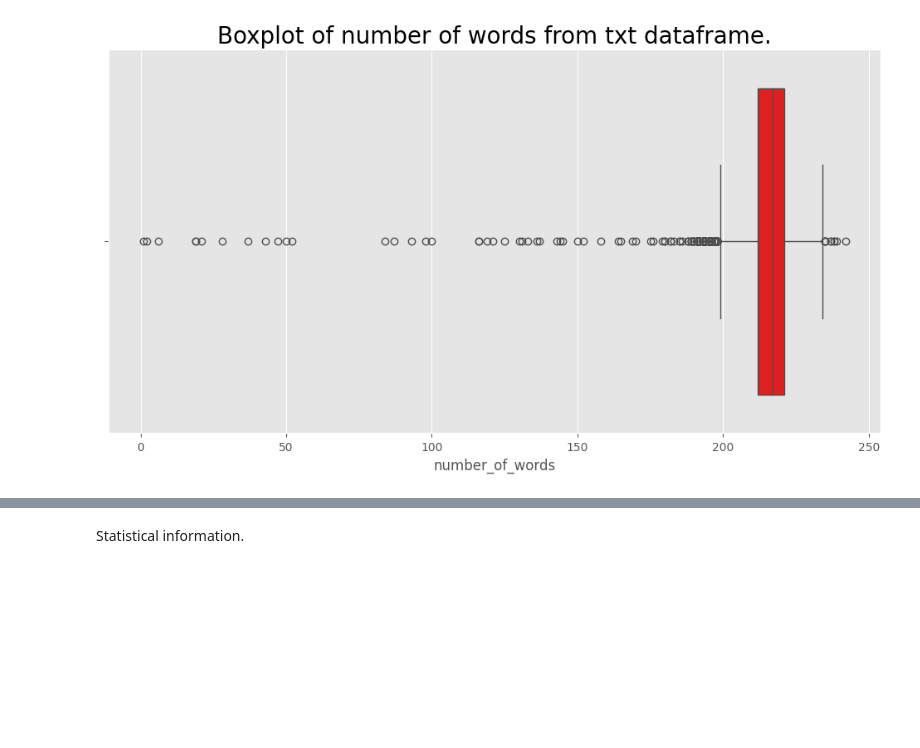
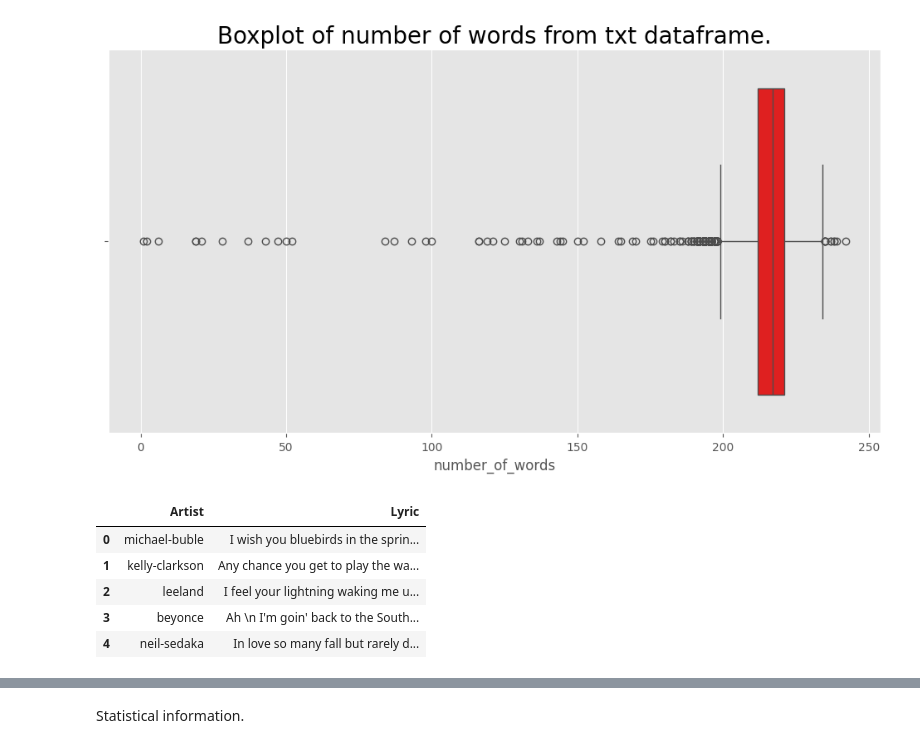
Before and after one commit to rejsafranko/Song-Lyrics-Generation, a Jupyter notebook: notebooks/dataset_exploration.ipynb, the cells around one changed output, grey strips where cells are left out. Saved outputs shown, nothing was run; the diff lists cells and outputs as text; code cells hidden in the pictures; blank space fills up the shorter version.

```diff
--- a/notebooks/dataset_exploration.ipynb
+++ b/notebooks/dataset_exploration.ipynb
@@ -363,6 +361,7 @@ We'd like to balance out this. Our approach would be breaking the rows into smal
 The mean number of words in the csv dataframe is 250.22 so we'll take 250. The maximum number of words in this dataframe is 3422 which is less than the minimum number of words in the text datafame (6343).
 # %%
 df_balancing = df[df["number_of_words"] > 3422]
+df_balancing = df_balancing.drop(["number_of_words"], axis=1)
 df_balancing.reset_index(drop=True, inplace=True)
 # %%
 def split_lyrics(row, chunk_size=250):
@@ -442,9 +441,18 @@ plt.show();
 df_part_one = df[df["number_of_words"] <= 3422]
 df_part_two = new_rows
 
-df_part_one.drop(["number_of_words"], axis=1)
-df_part_two.drop(["number_of_words"], axis=1)
+df_part_one = df_part_one.drop(["number_of_words"], axis=1)
+df_part_two = df_part_two.drop(["number_of_words"], axis=1)
 
 df = pd.concat([df_part_one, df_part_two])
 df = df.sample(frac=1)
 df.reset_index(drop=True, inplace=True)
+# %%
+df.head()
+# %% [output]
+|  | Artist | Lyric |
+| 0 | michael-buble | I wish you bluebirds in the sprin... |
+| 1 | kelly-clarkson | Any chance you get to play the wa... |
+| 2 | leeland | I feel your lightning waking me u... |
+| 3 | beyonce | Ah \n I'm goin' back to the South... |
+| 4 | neil-sedaka | In love so many fall but rarely d... |
```
Also changed, not shown: parts of 3 cells of this notebook, 1 other file.
